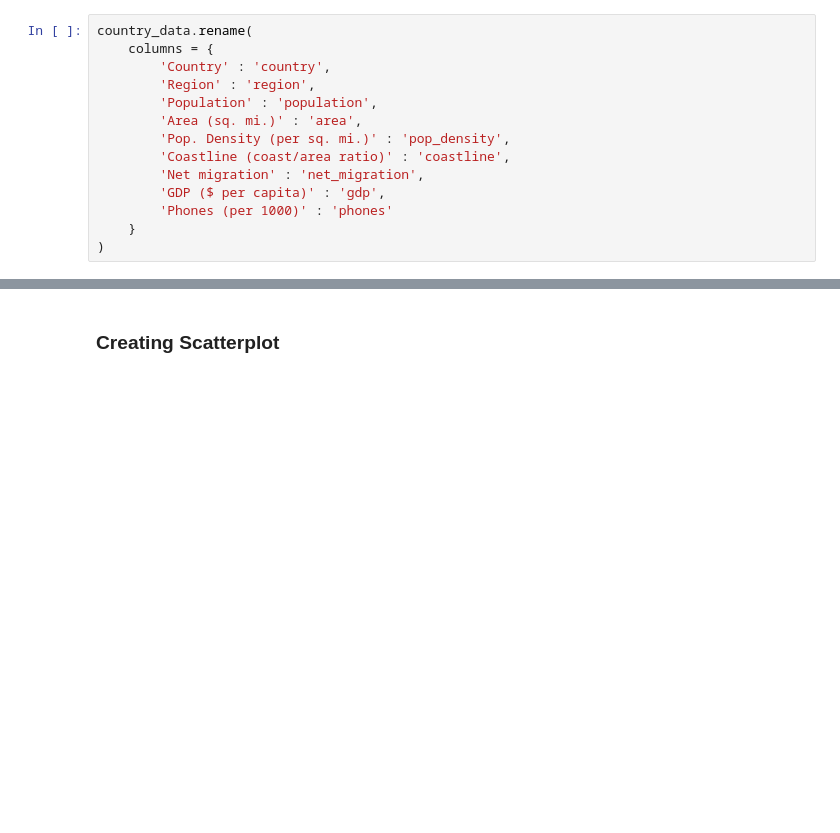
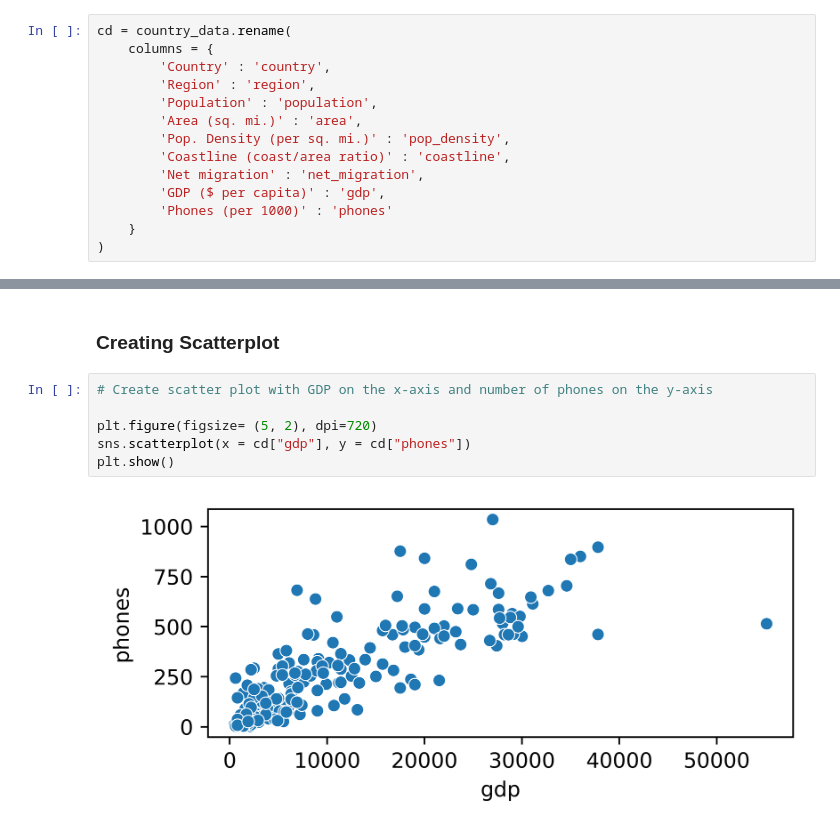
Before and after one commit to ishtiakrongon/Datacamp-Introduction_to_Data_Visualization_with_Seaborn, a Jupyter notebook: Introduction to seaborn.ipynb, the cells around one changed output, grey strips where cells are left out. Saved outputs shown, nothing was run; the diff lists cells and outputs as text; blank space fills up the shorter version.

```diff
--- a/Introduction to seaborn.ipynb
+++ b/Introduction to seaborn.ipynb
@@ -33,7 +33,7 @@ Index(['Country', 'Region', 'Population', 'Area (sq. mi.)',
        'Agriculture', 'Industry', 'Service'],
       dtype='object')
 # %%
-country_data.rename(
+cd = country_data.rename(
     columns = {
         'Country' : 'country',
         'Region' : 'region',
@@ -49,2 +58,10 @@ country_data.rename(
 # %% [markdown]
 ### Creating Scatterplot
+# %%
+# Create scatter plot with GDP on the x-axis and number of phones on the y-axis
+
+plt.figure(figsize= (5, 2), dpi=720)
+sns.scatterplot(x = cd["gdp"], y = cd["phones"])
+plt.show()
+# %% [output]
+[figure, added]
```
Also changed, not shown: parts of 1 cell of this notebook.
